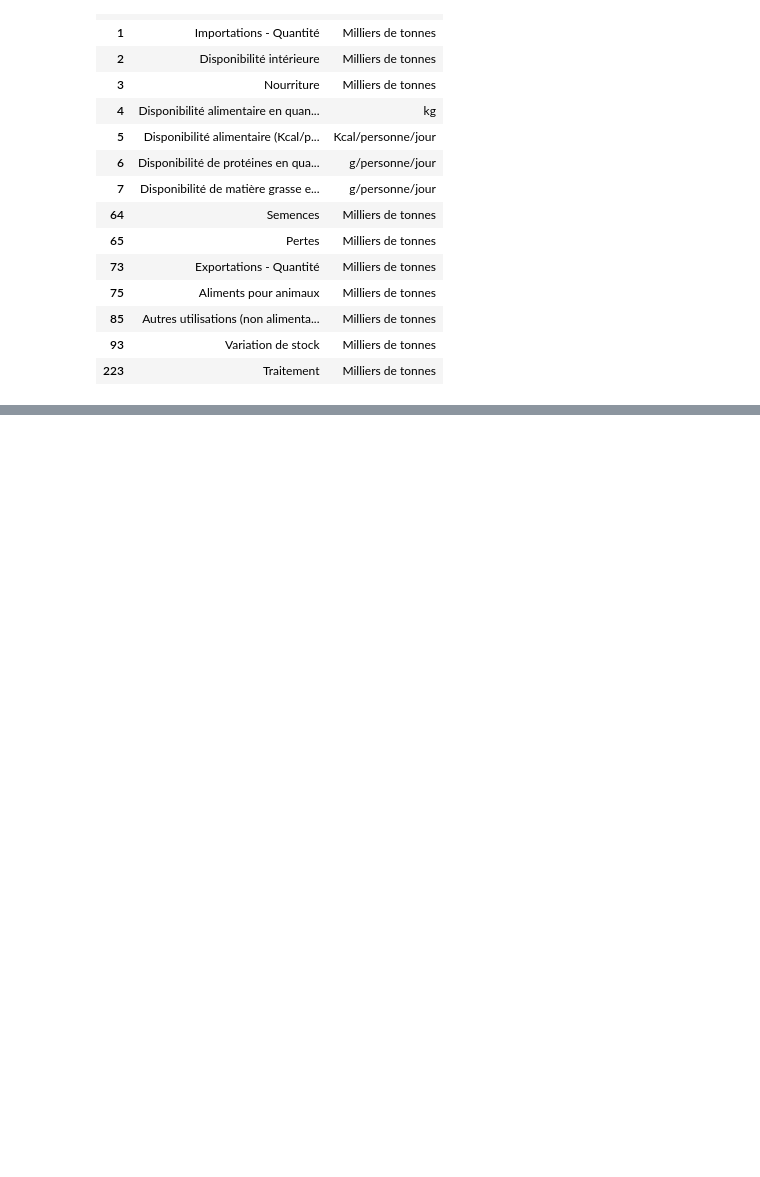
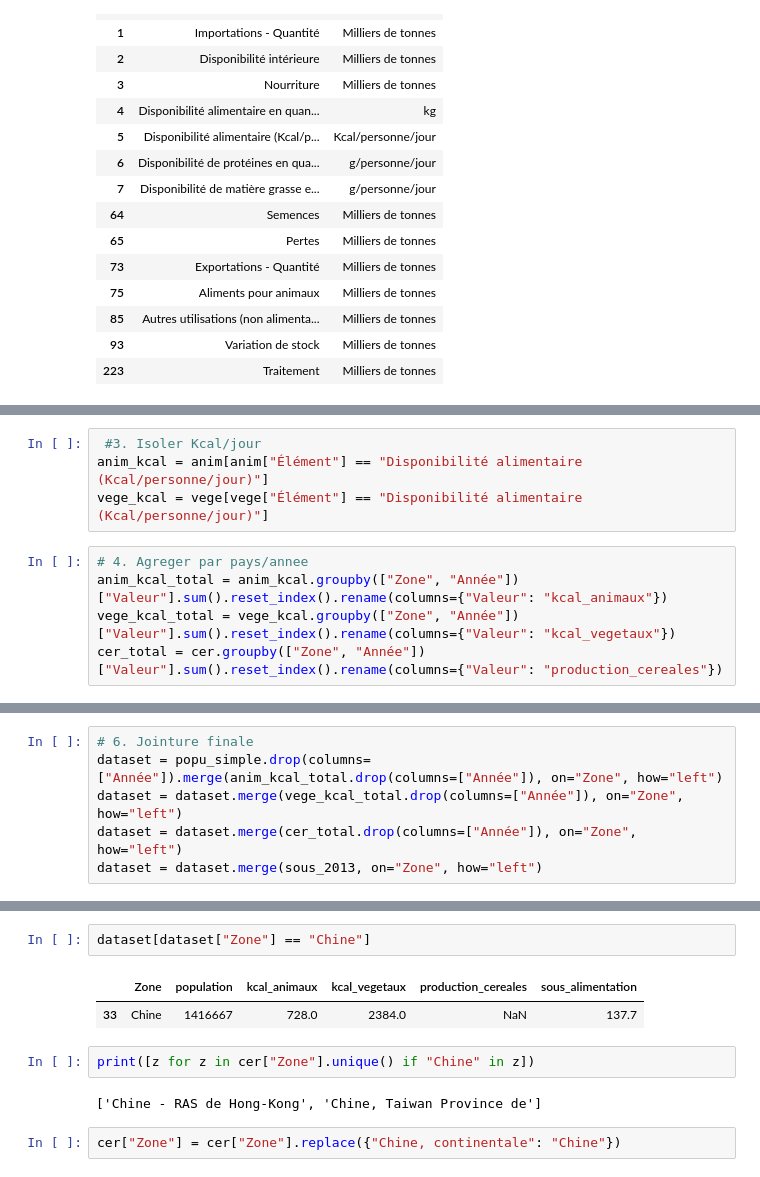
Before and after one commit to nassorabd/mission-fao-malnutrition, a Jupyter notebook: mission_fao.ipynb, the cells around one changed output, grey strips where cells are left out. Saved outputs shown, nothing was run; the diff lists cells and outputs as text; blank space fills up the shorter version.

```diff
--- a/mission_fao.ipynb
+++ b/mission_fao.ipynb
@@ -97,0 +97,9 @@ anim[["Élément", "Unité"]].drop_duplicates()
+# %%
+ #3. Isoler Kcal/jour
+anim_kcal = anim[anim["Élément"] == "Disponibilité alimentaire (Kcal/personne/jour)"]
+vege_kcal = vege[vege["Élément"] == "Disponibilité alimentaire (Kcal/personne/jour)"]
+# %%
+# 4. Agreger par pays/annee
+anim_kcal_total = anim_kcal.groupby(["Zone", "Année"])["Valeur"].sum().reset_index().rename(columns={"Valeur": "kcal_animaux"})
+vege_kcal_total = vege_kcal.groupby(["Zone", "Année"])["Valeur"].sum().reset_index().rename(columns={"Valeur": "kcal_vegetaux"})
+cer_total = cer.groupby(["Zone", "Année"])["Valeur"].sum().reset_index().rename(columns={"Valeur": "production_cereales"})
@@ -97,0 +111,6 @@ anim[["Élément", "Unité"]].drop_duplicates()
+# %%
+# 6. Jointure finale
+dataset = popu_simple.drop(columns=["Année"]).merge(anim_kcal_total.drop(columns=["Année"]), on="Zone", how="left")
+dataset = dataset.merge(vege_kcal_total.drop(columns=["Année"]), on="Zone", how="left")
+dataset = dataset.merge(cer_total.drop(columns=["Année"]), on="Zone", how="left")
+dataset = dataset.merge(sous_2013, on="Zone", how="left")
@@ -97,0 +127,11 @@ anim[["Élément", "Unité"]].drop_duplicates()
+# %%
+dataset[dataset["Zone"] == "Chine"]
+# %% [output]
+|  | Zone | population | kcal_animaux | kcal_vegetaux | production_cereales | sous_alimentation |
+| 33 | Chine | 1416667 | 728.0 | 2384.0 | NaN | 137.7 |
+# %%
+print([z for z in cer["Zone"].unique() if "Chine" in z])
+# %% [output]
+['Chine - RAS de Hong-Kong', 'Chine, Taiwan Province de']
+# %%
+cer["Zone"] = cer["Zone"].replace({"Chine, continentale": "Chine"})
```
Also changed, not shown: parts of 20 cells of this notebook.
